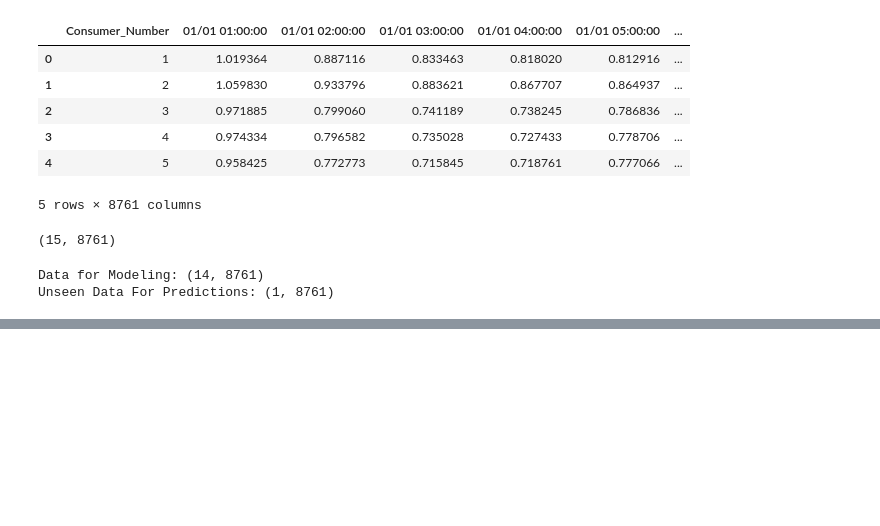
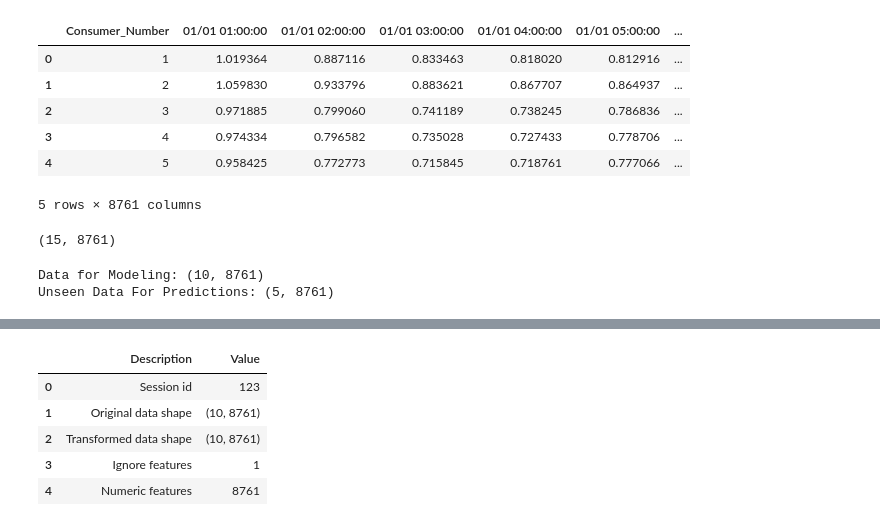
Before and after one commit to rohan7grover/energy-fraud-detection_ML-model, a Jupyter notebook: model.ipynb, the cells around one changed output, grey strips where cells are left out. Saved outputs shown, nothing was run; the diff lists cells and outputs as text; code cells hidden in the pictures; blank space fills up the shorter version.

```diff
--- a/model.ipynb
+++ b/model.ipynb
@@ -16,7 +16,7 @@ dataset.shape
 # %% [output]
 (15, 8761)
 # %%
-data = dataset.sample(frac=0.95, random_state=786)
+data = dataset.sample(frac=0.70, random_state=786)
 data_unseen = dataset.drop(data.index)
 
 data.reset_index(drop=True, inplace=True)
@@ -25,12 +25,12 @@ data_unseen.reset_index(drop=True, inplace=True)
 print('Data for Modeling: ' + str(data.shape))
 print('Unseen Data For Predictions: ' + str(data_unseen.shape))
 # %% [output]
-Data for Modeling: (14, 8761)
-Unseen Data For Predictions: (1, 8761)
+Data for Modeling: (10, 8761)
+Unseen Data For Predictions: (5, 8761)
 # %%
 from pycaret.anomaly import *
 
-exp_ano101 = setup(data, normalize = True,
+exp_ano101 = setup(data, normalize = False, preprocess = False,
                    ignore_features = ['Customer_Number'],
                    session_id = 123)
 # %% [output]
@@ -40,3 +37,9 @@ OSError: dlopen(/Users/apple/Documents/energy-fraud-detection_ML-model/.conda/li
+|  | Description | Value |
+| 0 | Session id | 123 |
+| 1 | Original data shape | (10, 8761) |
+| 2 | Transformed data shape | (10, 8761) |
+| 3 | Ignore features | 1 |
+| 4 | Numeric features | 8761 |
 # %%
 iforest = create_model('iforest')
 print(iforest)
```
Also changed, not shown: parts of 9 cells of this notebook.
